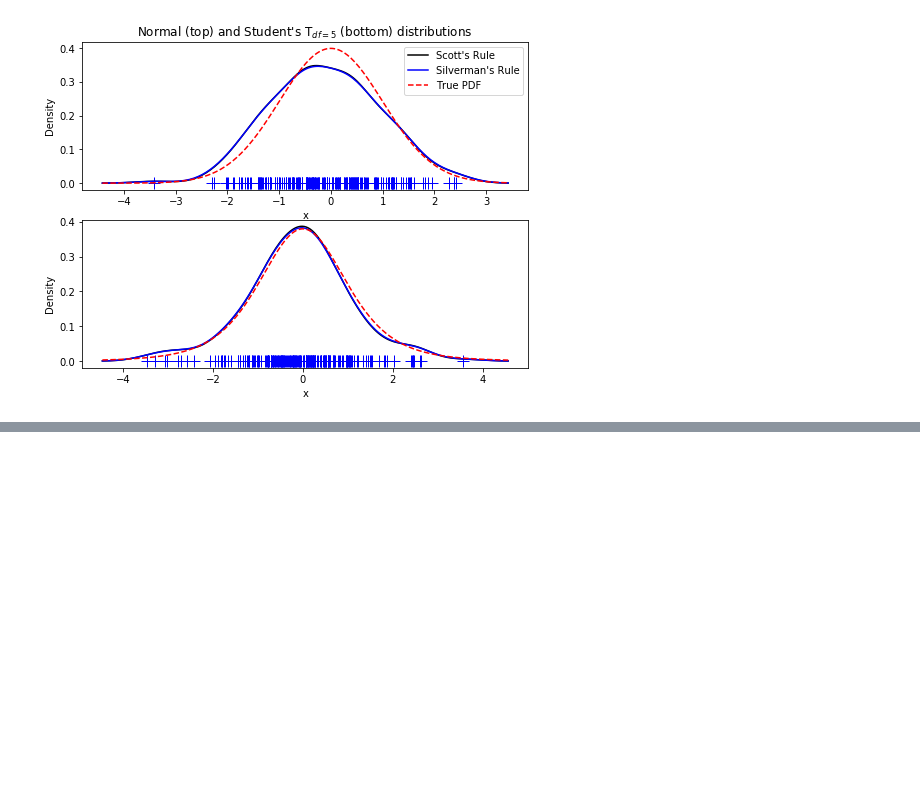
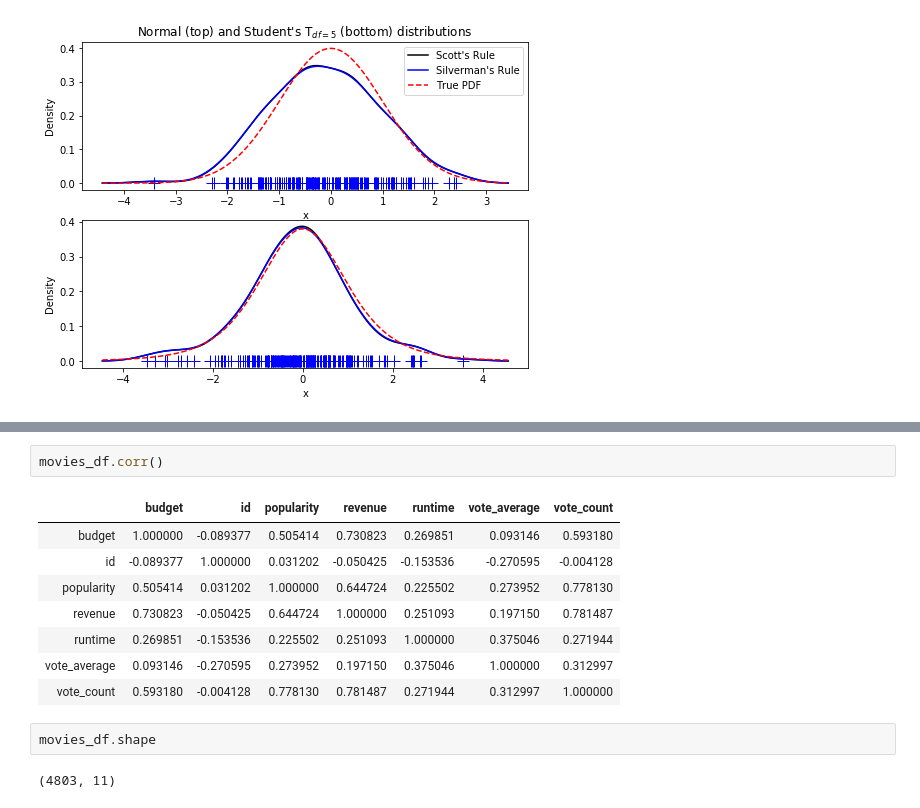
Before and after one commit to ludmercentre/python_training, a Jupyter notebook: notebooks/python_basics_part2.ipynb, the cells around one changed output, grey strips where cells are left out. Saved outputs shown, nothing was run; the diff lists cells and outputs as text; blank space fills up the shorter version.

```diff
--- a/notebooks/python_basics_part2.ipynb
+++ b/notebooks/python_basics_part2.ipynb
@@ -283,0 +562,15 @@ plt.show()
+# %%
+movies_df.corr()
+# %% [output]
+|  | budget | id | popularity | revenue | runtime | vote_average | vote_count |
+| budget | 1.000000 | -0.089377 | 0.505414 | 0.730823 | 0.269851 | 0.093146 | 0.593180 |
+| id | -0.089377 | 1.000000 | 0.031202 | -0.050425 | -0.153536 | -0.270595 | -0.004128 |
+| popularity | 0.505414 | 0.031202 | 1.000000 | 0.644724 | 0.225502 | 0.273952 | 0.778130 |
+| revenue | 0.730823 | -0.050425 | 0.644724 | 1.000000 | 0.251093 | 0.197150 | 0.781487 |
+| runtime | 0.269851 | -0.153536 | 0.225502 | 0.251093 | 1.000000 | 0.375046 | 0.271944 |
+| vote_average | 0.093146 | -0.270595 | 0.273952 | 0.197150 | 0.375046 | 1.000000 | 0.312997 |
+| vote_count | 0.593180 | -0.004128 | 0.778130 | 0.781487 | 0.271944 | 0.312997 | 1.000000 |
+# %%
+movies_df.shape
+# %% [output]
+(4803, 11)
```
Also changed, not shown: parts of 66 cells of this notebook, 6 other files.
